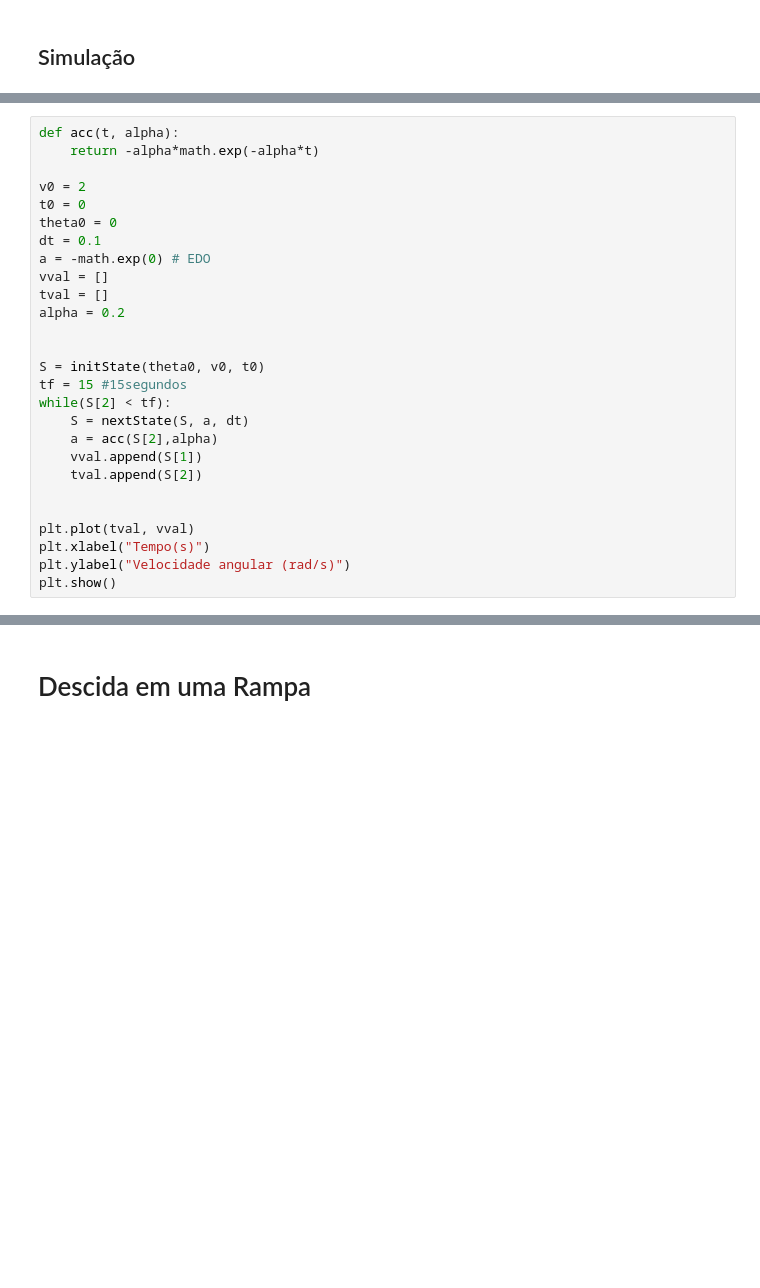
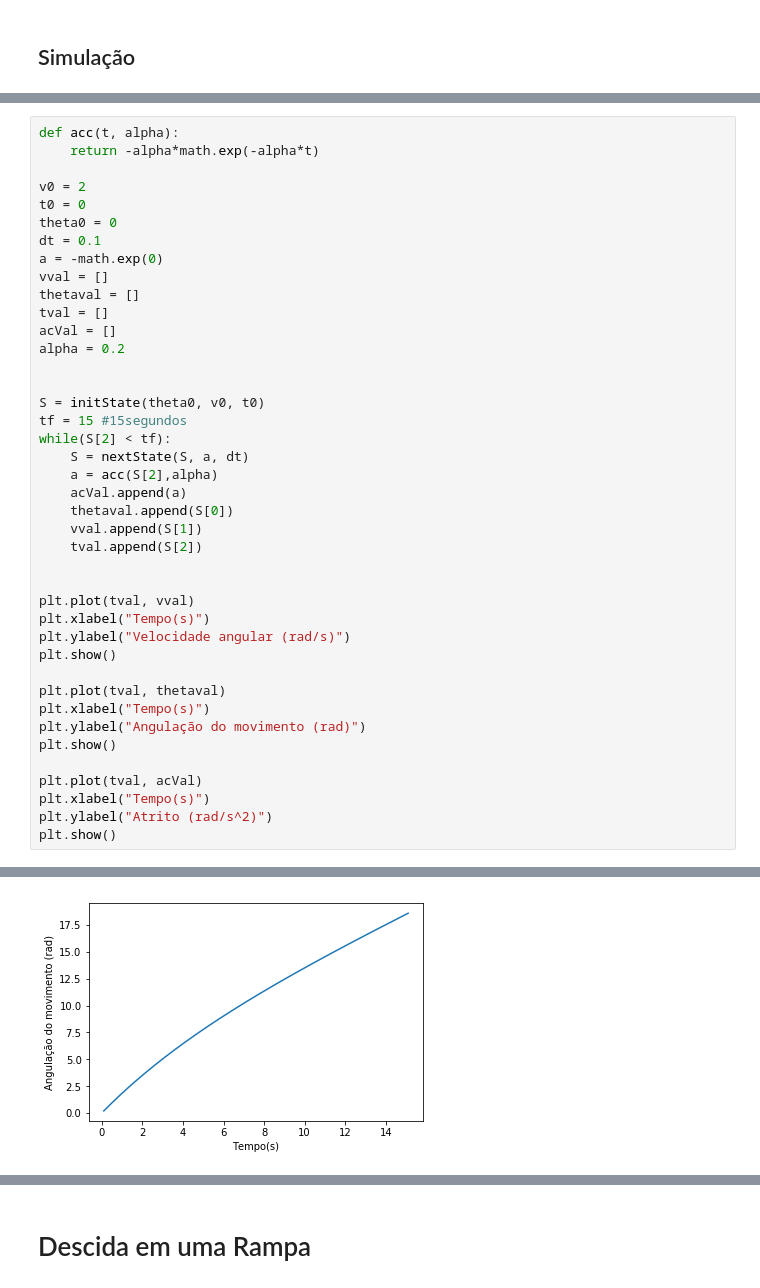
Before and after one commit to caiotda/MAC209, a Jupyter notebook: EP2/ep02.ipynb, the cells around one changed output, grey strips where cells are left out. Cells and saved outputs as stored; diff of their text form; blank space fills up the shorter version.

Commit message:
Faz todos graficos do movimento circular e comenta analises

```diff
--- a/EP2/ep02.ipynb
+++ b/EP2/ep02.ipynb
@@ -271,29 +292,44 @@ Pelos dados do experimento, podemos estimar a velocidade angular inicial - em m
 # %%
 def acc(t, alpha):
     return -alpha*math.exp(-alpha*t)
 
 v0 = 2
 t0 = 0
 theta0 = 0
 dt = 0.1
-a = -math.exp(0) # EDO
+a = -math.exp(0)
 vval = []
+thetaval = []
 tval = []
+acVal = []
 alpha = 0.2
 
 
 S = initState(theta0, v0, t0)
 tf = 15 #15segundos
 while(S[2] < tf):
     S = nextState(S, a, dt)
     a = acc(S[2],alpha)
+    acVal.append(a)
+    thetaval.append(S[0])
     vval.append(S[1])
     tval.append(S[2])
 
 
 plt.plot(tval, vval)
 plt.xlabel("Tempo(s)")
 plt.ylabel("Velocidade angular (rad/s)")
 plt.show()
+
+plt.plot(tval, thetaval)
+plt.xlabel("Tempo(s)")
+plt.ylabel("Angulação do movimento (rad)")
+plt.show()
+
+plt.plot(tval, acVal)
+plt.xlabel("Tempo(s)")
+plt.ylabel("Atrito (rad/s^2)")
+plt.show()
 # %% [output]
 [figure]
+[figure, added]
```
Also changed, not shown: parts of 9 cells of this notebook.
